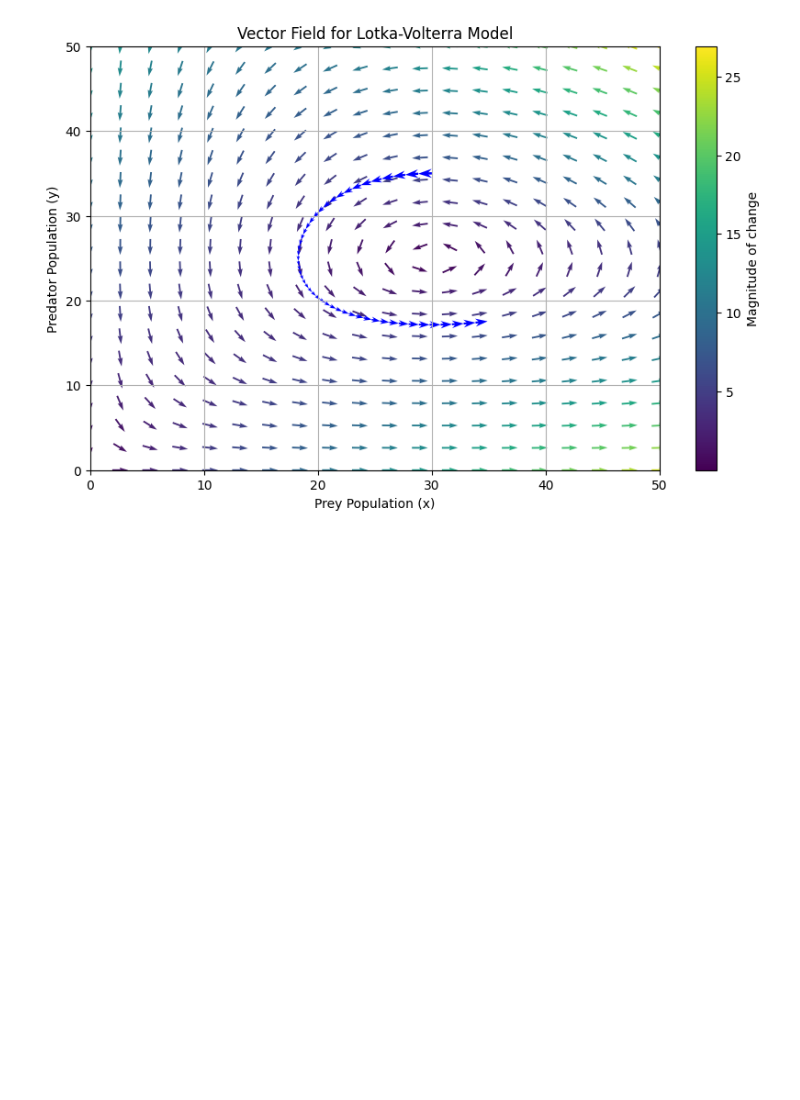
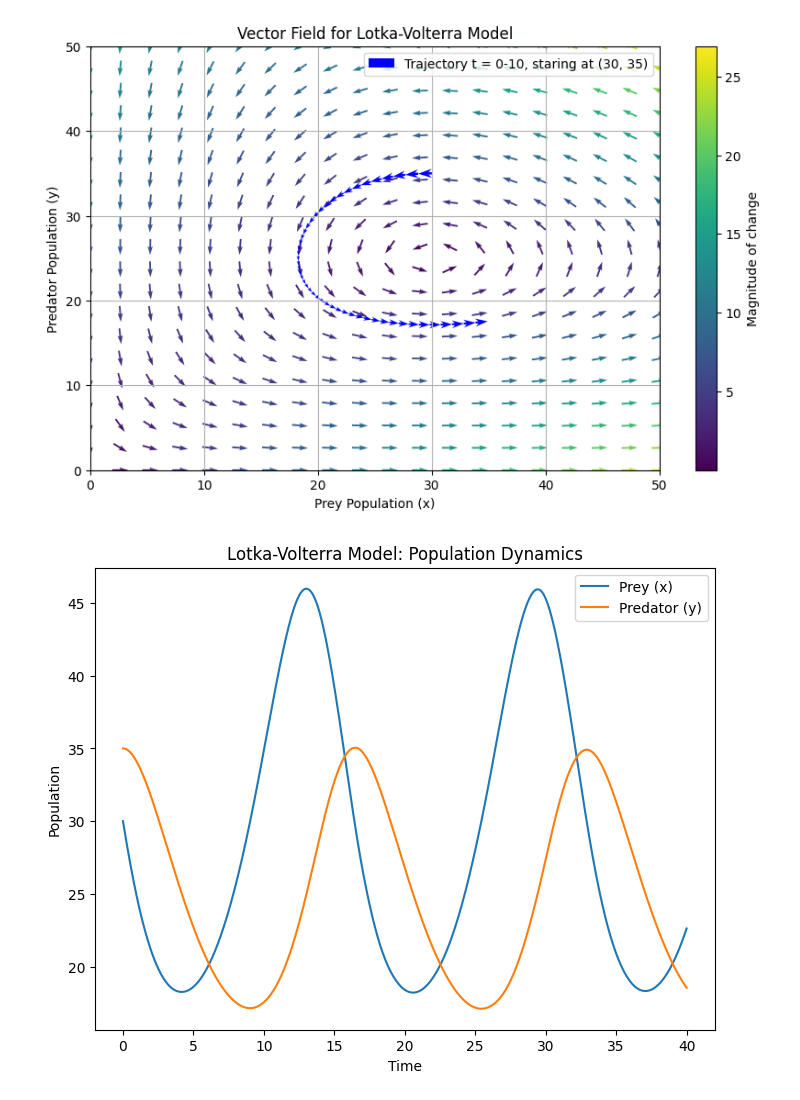
Before and after one commit to oskari-o/matrix-visualization, a Jupyter notebook: lotka-volterra.ipynb, the cells around one changed output. Saved outputs shown, nothing was run; the diff lists cells and outputs as text; code cells hidden in the pictures; blank space fills up the shorter version.

```diff
--- a/lotka-volterra.ipynb
+++ b/lotka-volterra.ipynb
@@ -43,32 +43,56 @@ X, Y = np.meshgrid(x, y)
 # Compute the derivatives at each grid point
 DX, DY = lotka_volterra(X, Y)
 
 # Normalize the vectors for better visualization
 magnitude = np.sqrt(DX**2 + DY**2)
 epsilon = 1e-8  # A small positive value to prevent division by zero
 magnitude = np.where(magnitude == 0, epsilon, magnitude)
 DX /= magnitude
 DY /= magnitude
 DX = np.nan_to_num(DX, nan=1) # Replace NaN with 1
 DY = np.nan_to_num(DY, nan=1) # Replace NaN with 1
 
 # Plot the vector field
 plt.figure(figsize=(10, 6))
 plt.quiver(X, Y, DX, DY, magnitude, pivot="mid", cmap="viridis")
 plt.colorbar(label="Magnitude of change")
 
 # Plot the trajectory as a curved arrow
 plt.quiver(x_traj[:-1], y_traj[:-1], np.diff(x_traj), np.diff(y_traj),
            angles='xy', scale_units='xy', scale=1, color='b',
-           width=0.005, headwidth=4, headlength=6)
+           width=0.005, headwidth=4, headlength=6, label='Trajectory t = 0-10, staring at (30, 35)')
 
 
 plt.title("Vector Field for Lotka-Volterra Model")
 plt.xlabel("Prey Population (x)")
 plt.ylabel("Predator Population (y)")
 plt.xlim(0, 50)
 plt.ylim(0, 50)
 plt.grid()
+plt.legend()
 plt.show()
+
+# Another plot for population dynamics
+
+# Initial conditions and time span
+z0 = [30, 35]  # Initial populations: [prey, predator]
+t_span = (0, 40)
+t_eval = np.linspace(*t_span, 1000)
+
+# Solve the system
+solution = solve_ivp(lotka_volterra_system, t_span, z0, t_eval=t_eval)  # Using lotka_volterra_system
+
+# Create a new figure for the population dynamics plot
+plt.figure(figsize=(8, 6))  # Adjust figure size as needed
+
+# Plot the solution
+plt.plot(solution.t, solution.y[0], label='Prey (x)')
+plt.plot(solution.t, solution.y[1], label='Predator (y)')
+plt.xlabel('Time')
+plt.ylabel('Population')
+plt.legend()
+plt.title('Lotka-Volterra Model: Population Dynamics')
+plt.show()
 # %% [output]
-[figure, old version]
+[figure, new version]
+[figure, added]
```
